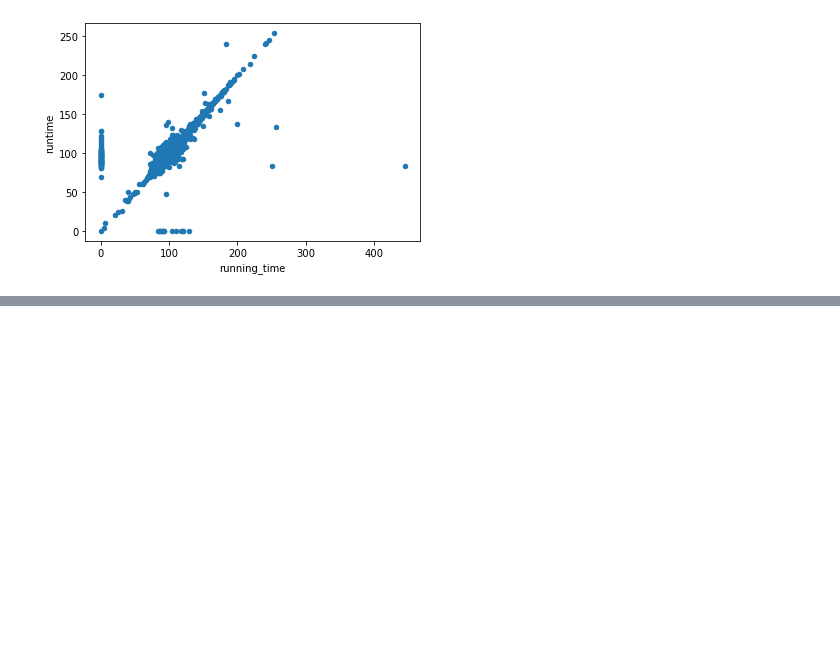
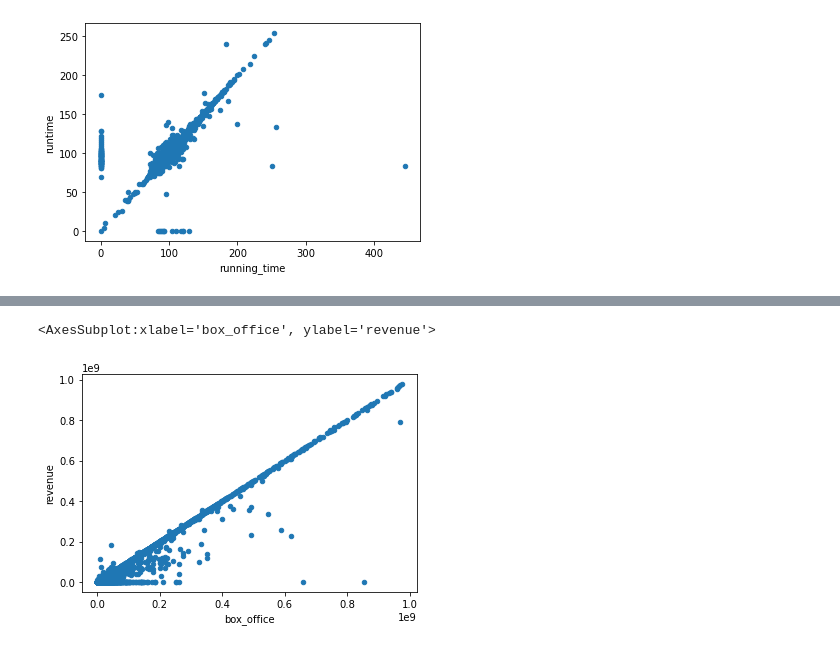
Before and after one commit to ecmorrow1/Movies-ETL, a Jupyter notebook: movies-etl.ipynb, the cells around one changed output, grey strips where cells are left out. Saved outputs shown, nothing was run; the diff lists cells and outputs as text; code cells hidden in the pictures; blank space fills up the shorter version.

```diff
--- a/movies-etl.ipynb
+++ b/movies-etl.ipynb
@@ -999,0 +1014,10 @@ movies_df.fillna(0).plot(x='running_time', y='runtime', kind='scatter')
+# %%
+#Due to high budget films throwing off the scale, exclude them to get better resolution on the data
+movies_df.fillna(0)[movies_df['box_office'] < 10**9].plot(x='box_office', y='revenue', kind='scatter')
+
+# conclusion: keep Kaggle and fill zeros with Wikipedia.  Tendency here is to keep the set with more zeros
+#  and use the other set to fill in.  Still note that the wikipedia data have a tendency for outliers
+#  that make it appear less reliable
+# %% [output]
+<AxesSubplot:xlabel='box_office', ylabel='revenue'>
+[figure, added]
```
Also changed, not shown: parts of 19 cells of this notebook.
